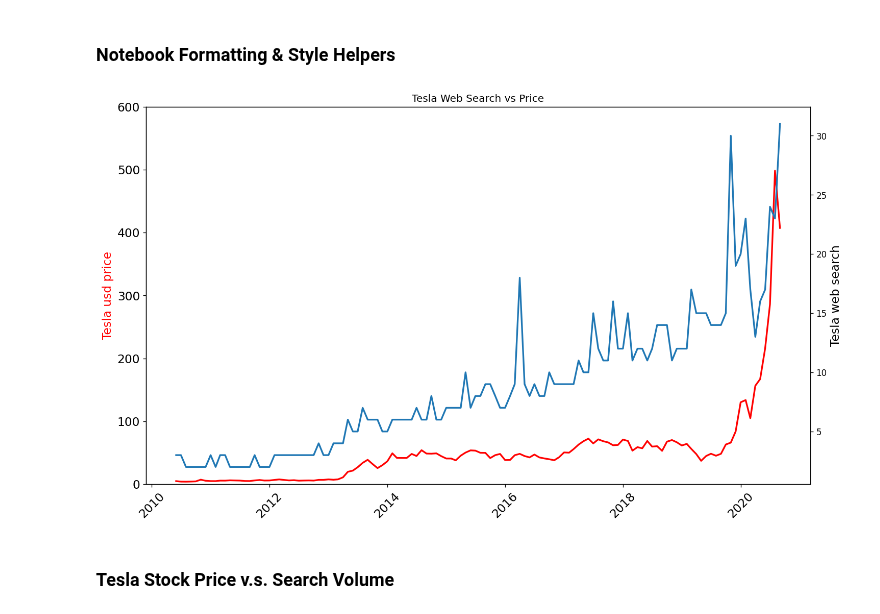
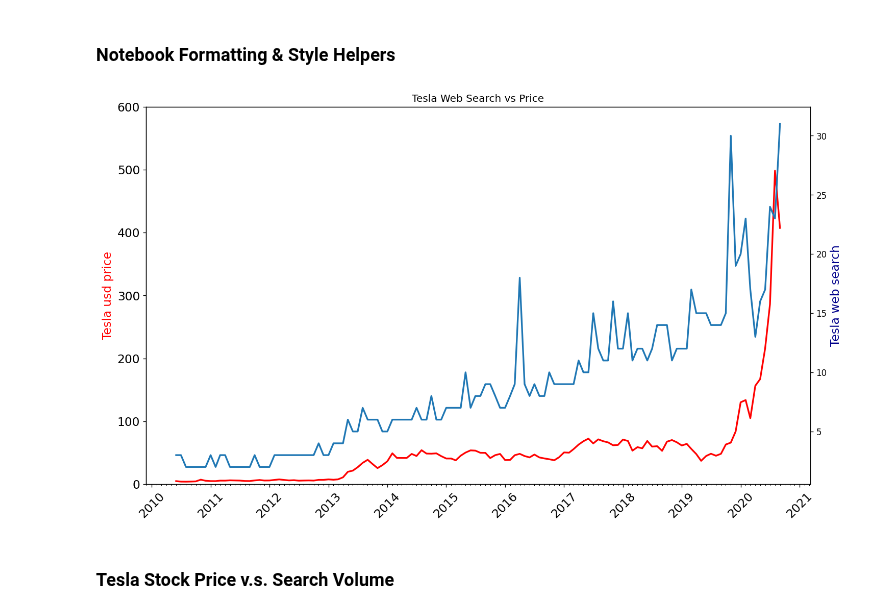
Before and after one commit to nico-Zero/Python, a Jupyter notebook: New_Shit__/Angela_Yu__/Day_74_reshaping/Google Trends Data Viz (start)/Google Trends and Data Visualisation (start).ipynb, the cells around one changed output. Cells and saved outputs as stored; diff of their text form; code cells hidden in the pictures.

```diff
--- a/New_Shit__/Angela_Yu__/Day_74_reshaping/Google Trends Data Viz (start)/Google Trends and Data Visualisation (start).ipynb
+++ b/New_Shit__/Angela_Yu__/Day_74_reshaping/Google Trends Data Viz (start)/Google Trends and Data Visualisation (start).ipynb
@@ -176,21 +162,29 @@ df_btc_price_monthly
 # %%
 # Create locators for ticks on the time axis
 plt.figure(figsize=(14, 8), dpi=120)
-plt.xticks(fontsize=14, rotation= 45)
+plt.xticks(fontsize=14, rotation=45)
 plt.yticks(fontsize=14)
 plt.title("Tesla Web Search vs Price")
 
 ax1 = plt.gca()
 ax2 = ax1.twinx()
 
 ax1.set_ylabel("Tesla usd price", color="red", fontsize=14)
-ax2.set_ylabel("Tesla web search", fontsize=14)
+ax2.set_ylabel("Tesla web search", color="darkblue", fontsize=14)
 
-ax1.set_ylim(0,600)
+ax1.set_ylim(0, 600)
 
-ax1.plot(df_tesla.MONTH, df_tesla.TSLA_USD_CLOSE, color="red", linewidth = 2)
-ax2.plot(df_tesla.MONTH, df_tesla.TSLA_WEB_SEARCH, linewidth = 2)
+yl = mdates.YearLocator()
+ml = mdates.MonthLocator()
+year_formatter = mdates.DateFormatter("%Y")
+
+ax1.xaxis.set_major_formatter(year_formatter)
+ax1.xaxis.set_major_locator(yl)
+ax1.xaxis.set_minor_locator(ml)
+
+ax1.plot(df_tesla.MONTH, df_tesla.TSLA_USD_CLOSE, color="red", linewidth=2)
+ax2.plot(df_tesla.MONTH, df_tesla.TSLA_WEB_SEARCH, linewidth=2)
 
 plt.show()
 # %% [output]
-[figure, old version]
+[figure, new version]
```
Also changed, not shown: parts of 5 cells of this notebook.
